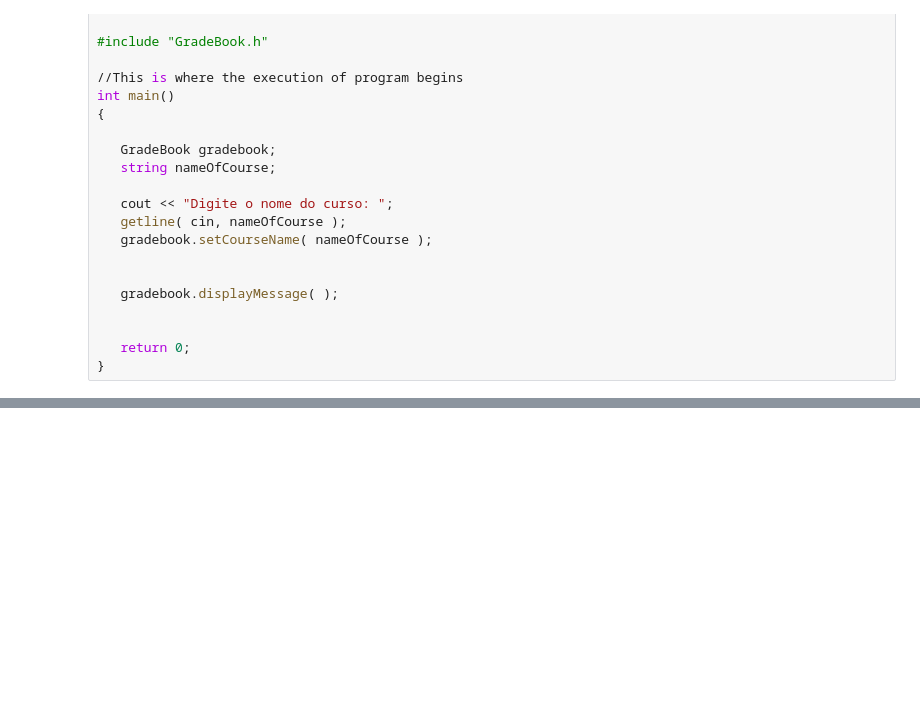
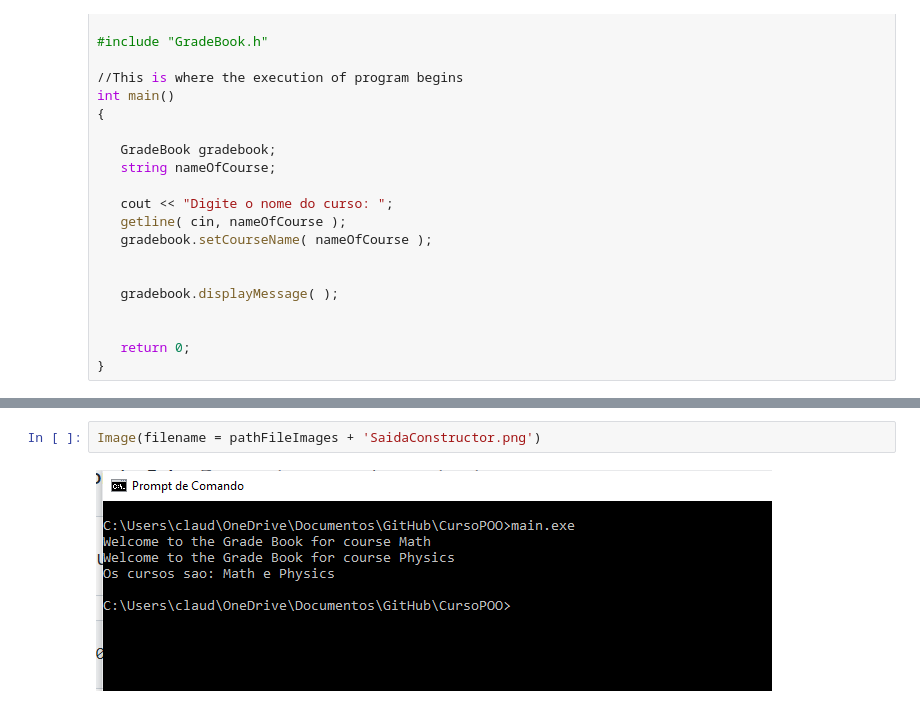
Before and after one commit to ClaudomiroSales/CursoPOO, a Jupyter notebook: Curso de POO.ipynb, the cells around one changed output, grey strips where cells are left out. Cells and saved outputs as stored; diff of their text form; blank space fills up the shorter version.

```diff
--- a/Curso de POO.ipynb
+++ b/Curso de POO.ipynb
@@ -140,0 +220,4 @@ int main()
+# %%
+Image(filename = pathFileImages + 'SaidaConstructor.png')
+# %% [output]
+[figure, added]
```
Also changed, not shown: parts of 8 cells of this notebook, 2 other files.
